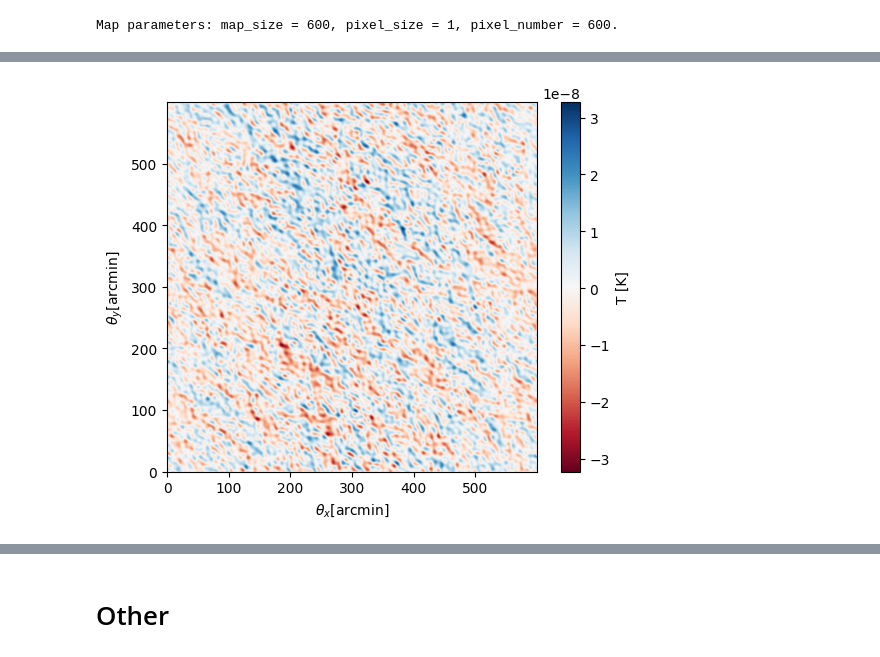
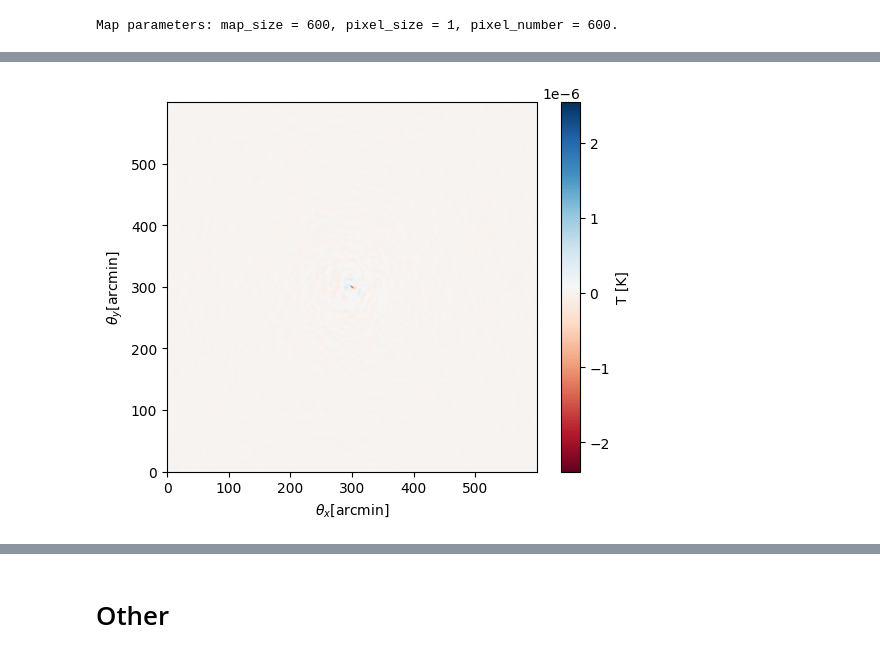
Before and after one commit to jzimm24/research-intern-AIfA, a Jupyter notebook: notebookes/cmb-maps.ipynb, the cells around one changed output, grey strips where cells are left out. Cells and saved outputs as stored; diff of their text form; code cells hidden in the pictures.

Commit message:
working lensing example

```diff
--- a/notebookes/cmb-maps.ipynb
+++ b/notebookes/cmb-maps.ipynb
@@ -1148,9 +1193,9 @@ RMS = 259.4492684147002
 # %%
-lens = lens_profile()
-lens.set_angle_map(120, 600)
+lens = lens_profile(120, 600)
 lens.delta_theta()
-lensing_map = lens.d_theta
-lens.plot_d_theta()
+#lensing_map_x, lensing_map_y = lens.lensing_map()
+lensing_map = lens.lensing_map()
+#lens.plot_d_theta()
 # %% [output]
 cluster mass 500000000000000.0
 cluster redshift z: 0.7
@@ -1214,9 +1227,12 @@ array([[-2.98187121e-10, -2.98665148e-10, -2.99143934e-10, ...,
 # %%
-output = lensing(pre_lens_map=background_map_real, lens = alpha)
+#lensing_map = np.array([lensing_map_x, lensing_map_y])
+
+output = lensing(pre_lens_map=background_map_real, lens = lensing_map)
 output.lensing_map = lensing_map
 
 output.copy_map_parameters()
 output._make_pos_map()
+
 output.apply_lensing()
 #lensTest1.get_lensed_map()
 # %% [output]
@@ -1240,11 +1268,35 @@ background.plot_gaussian_random_field()
+# %%
+# Assume `lens.d_theta` is your radial deflection map
+# and `output.pos_map` contains the meshgrid: (dec_pos, asc_pos)
+
+dec_pos, asc_pos = output.pos_map  # rows, columns
+
+# Compute radius from center for each pixel
+r = np.sqrt(dec_pos**2 + asc_pos**2) + 1e-12  # add small number to avoid divide by zero
+
+# Convert radial deflection into x and y components
+alpha_x = lens.d_theta * (asc_pos / r)  # deflection along asc (x)
+alpha_y = lens.d_theta * (dec_pos / r)  # deflection along dec (y)
+
+# Create tuple expected by your lensing class
+lensing_map = (alpha_y, alpha_x)  # check: first = dec, second = asc
+
+# Assign to the lensing object
+output.lensing_map = lensing_map
+
+# Apply lensing
+output.apply_lensing()
+
+# Subtract background to see the ring structure
+ring_map = output.get_lensed_map() - background_map_real
 # %%
-im = plt.imshow(output.get_lensed_map()-background_map_real, origin='lower', interpolation='bilinear', cmap='RdBu')
-im.set_clim()
+im3 = plt.imshow(ring_map, origin='lower', interpolation='bilinear', cmap='RdBu')
+im3.set_clim()
 
 plt.xlabel(r"$\theta_x$[arcmin]")
 plt.ylabel(r"$\theta_y$[arcmin]")
 
-cbar = plt.colorbar(im)
+cbar = plt.colorbar(im3)
 cbar.set_label("T [K]")   # label for the scale
 # %% [output]
-[figure, old version]
+[figure, new version]
```
Also changed, not shown: parts of 22 cells of this notebook, 2 other files.
